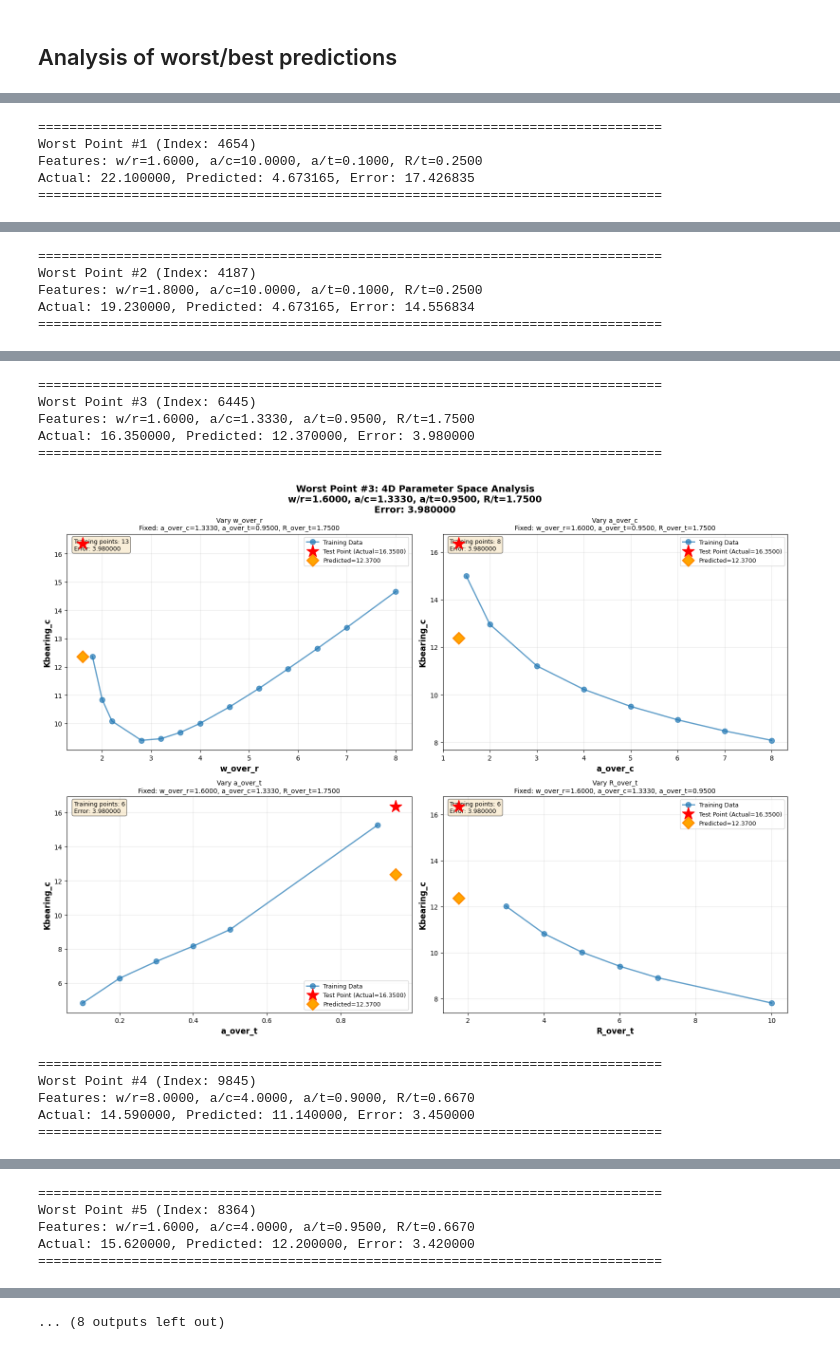
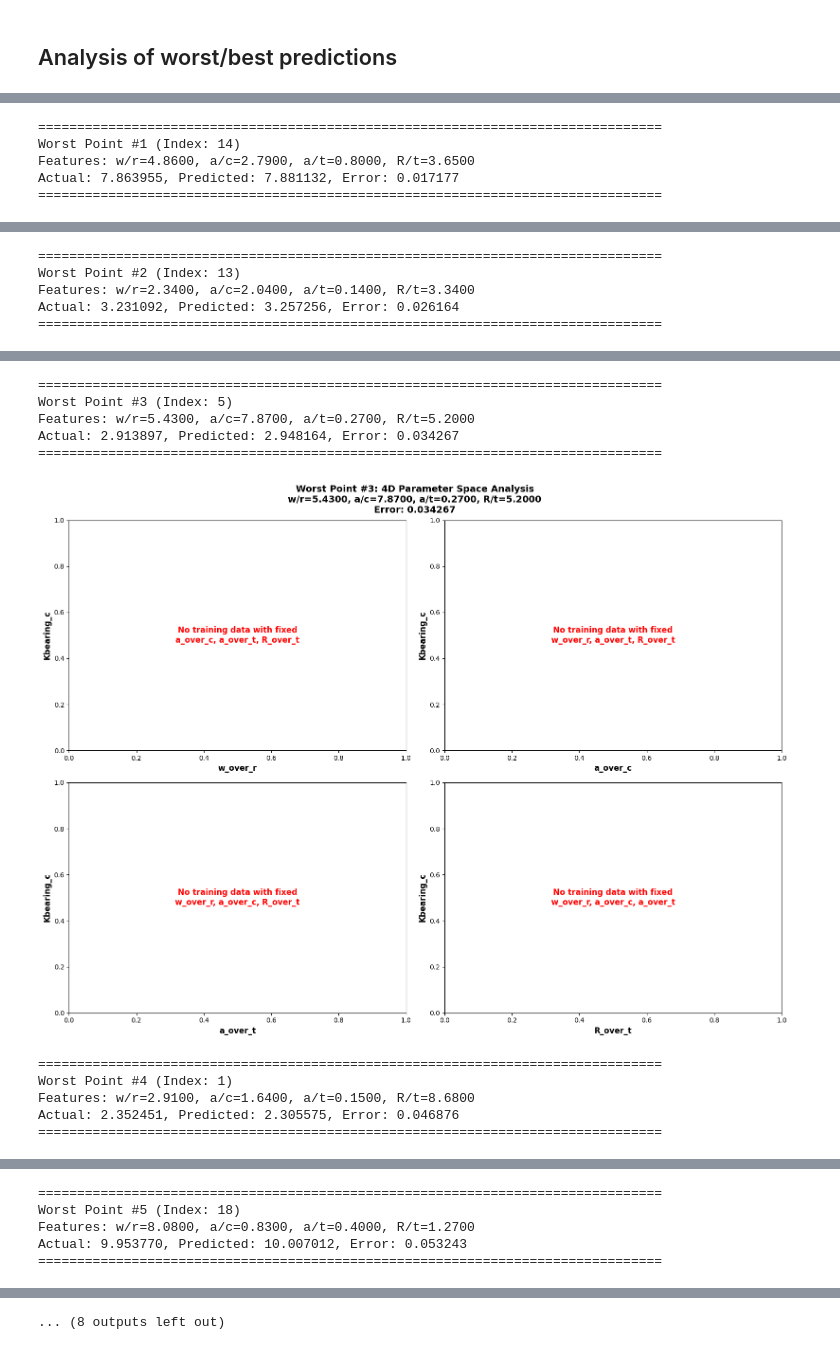
Before and after one commit to ian-hokaj/machine-learning-hole-offset, a Jupyter notebook: notebooks/AFGROW_regression.ipynb, the cells around one changed output, grey strips where cells are left out. Drawn from its saved outputs; the diff is of its cells as text; code cells hidden in the pictures.

```diff
--- a/notebooks/AFGROW_regression.ipynb
+++ b/notebooks/AFGROW_regression.ipynb
@@ -1012,6 +541,15 @@ np.savez_compressed("afgrow_interpolation_results.npz",
                         afgrow_errors=afgrow_errors,
                         direct_4d_predictions=direct_4d_predictions,
                         direct_4d_errors=direct_4d_errors)
+# %%
+# Load the afgrow method predictions
+data = np.load("afgrow_interpolation_results.npz")
+test_points = data['test_points']
+actual_values = data['actual_values']
+afgrow_predictions = data['afgrow_predictions']
+afgrow_errors = data['afgrow_errors']
+direct_4d_predictions = data['direct_4d_predictions']
+direct_4d_errors = data['direct_4d_errors']
 # %% [markdown]
 ## Analysis of worst/best predictions
 # %%
@@ -1094,6 +632,7 @@ Top 50 worst AFGROW points contribute 8.14% of total test error.
 # %%
 # For each of the top 10 worst prediction points, plot the 4 curves
 worst_afgrow_indices = np.argsort(afgrow_errors)[-10:][::-1]
+worst_afgrow_indices = np.argsort(afgrow_errors)[:10]
 
 for rank, idx in enumerate(worst_afgrow_indices):
     test_point = X_test[idx]
@@ -1177,7 +716,7 @@ for rank, idx in enumerate(worst_afgrow_indices):
     plt.show()
 # %% [output]
 ================================================================================
-Worst Point #1 (Index: 4654)
-Features: w/r=1.6000, a/c=10.0000, a/t=0.1000, R/t=0.2500
-Actual: 22.100000, Predicted: 4.673165, Error: 17.426835
+Worst Point #1 (Index: 14)
+Features: w/r=4.8600, a/c=2.7900, a/t=0.8000, R/t=3.6500
+Actual: 7.863955, Predicted: 7.881132, Error: 0.017177
 ================================================================================
@@ -1185,5 +724,5 @@ Actual: 22.100000, Predicted: 4.673165, Error: 17.426835
 ================================================================================
-Worst Point #2 (Index: 4187)
-Features: w/r=1.8000, a/c=10.0000, a/t=0.1000, R/t=0.2500
-Actual: 19.230000, Predicted: 4.673165, Error: 14.556834
+Worst Point #2 (Index: 13)
+Features: w/r=2.3400, a/c=2.0400, a/t=0.1400, R/t=3.3400
+Actual: 3.231092, Predicted: 3.257256, Error: 0.026164
 ================================================================================
@@ -1191,11 +730,11 @@ Actual: 19.230000, Predicted: 4.673165, Error: 14.556834
 ================================================================================
-Worst Point #3 (Index: 6445)
-Features: w/r=1.6000, a/c=1.3330, a/t=0.9500, R/t=1.7500
-Actual: 16.350000, Predicted: 12.370000, Error: 3.980000
+Worst Point #3 (Index: 5)
+Features: w/r=5.4300, a/c=7.8700, a/t=0.2700, R/t=5.2000
+Actual: 2.913897, Predicted: 2.948164, Error: 0.034267
 ================================================================================
-[figure, old version]
+[figure, new version]
 ================================================================================
-Worst Point #4 (Index: 9845)
-Features: w/r=8.0000, a/c=4.0000, a/t=0.9000, R/t=0.6670
-Actual: 14.590000, Predicted: 11.140000, Error: 3.450000
+Worst Point #4 (Index: 1)
+Features: w/r=2.9100, a/c=1.6400, a/t=0.1500, R/t=8.6800
+Actual: 2.352451, Predicted: 2.305575, Error: 0.046876
 ================================================================================
@@ -1203,5 +742,5 @@ Actual: 14.590000, Predicted: 11.140000, Error: 3.450000
 ================================================================================
-Worst Point #5 (Index: 8364)
-Features: w/r=1.6000, a/c=4.0000, a/t=0.9500, R/t=0.6670
-Actual: 15.620000, Predicted: 12.200000, Error: 3.420000
+Worst Point #5 (Index: 18)
+Features: w/r=8.0800, a/c=0.8300, a/t=0.4000, R/t=1.2700
+Actual: 9.953770, Predicted: 10.007012, Error: 0.053243
 ================================================================================
```
Also changed, not shown: parts of 12 cells of this notebook, 17 other files.
